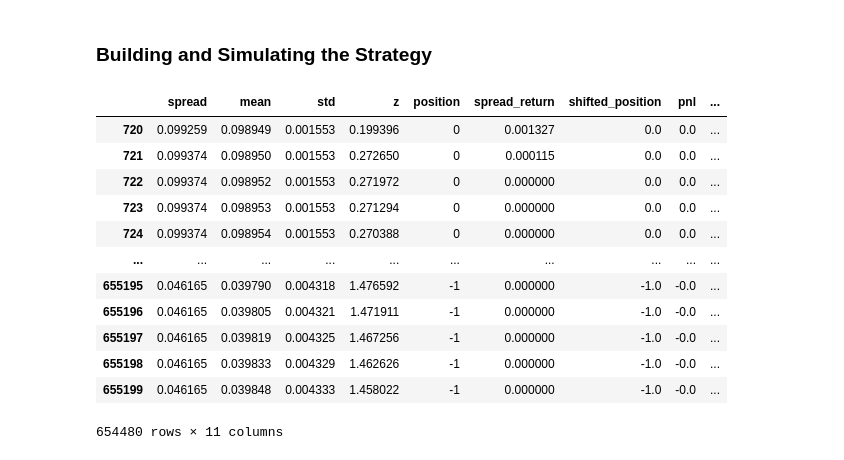
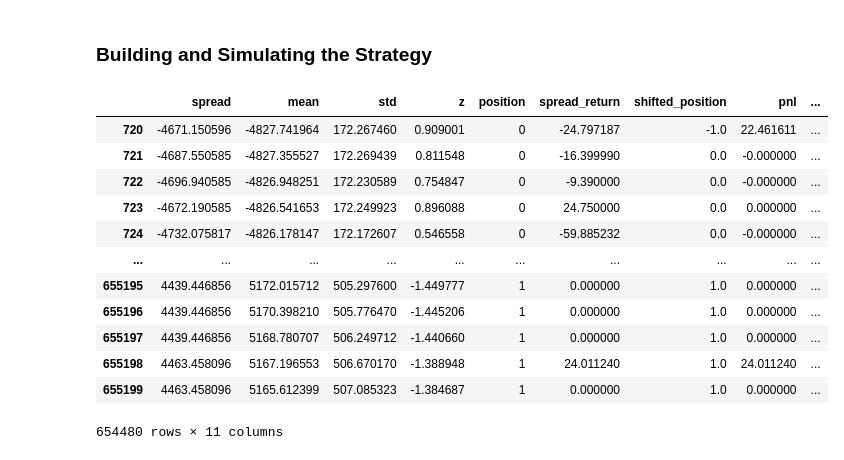
Before and after one commit to PrasunBanerjee04/Arbitrage, a Jupyter notebook: research/StatArb.ipynb, the cells around one changed output. Saved outputs shown, nothing was run; the diff lists cells and outputs as text; code cells hidden in the pictures.

```diff
--- a/research/StatArb.ipynb
+++ b/research/StatArb.ipynb
@@ -298,4 +298,4 @@ spreads
 | 20 | XLMUSDT | [XRPUSDT, AVAXUSDT] | 0 -0.007532 1 -0.007532 2 ... |
 | 21 | XLMUSDT | [AVAXUSDT, XRPUSDT] | 0 -0.007532 1 -0.007532 2 ... |
 # %%
-spread1 = spreads['spread'][10]
+spread1 = spreads['spread'][0]
@@ -324,19 +316,19 @@ spread_weights = {
 # %%
-testing_df = simulate_statarb(scaled_spread, window=720, threshold=1.0).dropna()
+testing_df = simulate_statarb(spread1, window=720, threshold=1.0).dropna()
 testing_df
 # %% [output]
 |  | spread | mean | std | z | position | spread_return | shifted_position | pnl | ... |
-| 720 | 0.099259 | 0.098949 | 0.001553 | 0.199396 | 0 | 0.001327 | 0.0 | 0.0 | ... |
-| 721 | 0.099374 | 0.098950 | 0.001553 | 0.272650 | 0 | 0.000115 | 0.0 | 0.0 | ... |
-| 722 | 0.099374 | 0.098952 | 0.001553 | 0.271972 | 0 | 0.000000 | 0.0 | 0.0 | ... |
-| 723 | 0.099374 | 0.098953 | 0.001553 | 0.271294 | 0 | 0.000000 | 0.0 | 0.0 | ... |
-| 724 | 0.099374 | 0.098954 | 0.001553 | 0.270388 | 0 | 0.000000 | 0.0 | 0.0 | ... |
+| 720 | -4671.150596 | -4827.741964 | 172.267460 | 0.909001 | 0 | -24.797187 | -1.0 | 22.461611 | ... |
+| 721 | -4687.550585 | -4827.355527 | 172.269439 | 0.811548 | 0 | -16.399990 | 0.0 | -0.000000 | ... |
+| 722 | -4696.940585 | -4826.948251 | 172.230589 | 0.754847 | 0 | -9.390000 | 0.0 | -0.000000 | ... |
+| 723 | -4672.190585 | -4826.541653 | 172.249923 | 0.896088 | 0 | 24.750000 | 0.0 | 0.000000 | ... |
+| 724 | -4732.075817 | -4826.178147 | 172.172607 | 0.546558 | 0 | -59.885232 | 0.0 | -0.000000 | ... |
 | ... | ... | ... | ... | ... | ... | ... | ... | ... | ... |
-| 655195 | 0.046165 | 0.039790 | 0.004318 | 1.476592 | -1 | 0.000000 | -1.0 | -0.0 | ... |
-| 655196 | 0.046165 | 0.039805 | 0.004321 | 1.471911 | -1 | 0.000000 | -1.0 | -0.0 | ... |
-| 655197 | 0.046165 | 0.039819 | 0.004325 | 1.467256 | -1 | 0.000000 | -1.0 | -0.0 | ... |
-| 655198 | 0.046165 | 0.039833 | 0.004329 | 1.462626 | -1 | 0.000000 | -1.0 | -0.0 | ... |
-| 655199 | 0.046165 | 0.039848 | 0.004333 | 1.458022 | -1 | 0.000000 | -1.0 | -0.0 | ... |
+| 655195 | 4439.446856 | 5172.015712 | 505.297600 | -1.449777 | 1 | 0.000000 | 1.0 | 0.000000 | ... |
+| 655196 | 4439.446856 | 5170.398210 | 505.776470 | -1.445206 | 1 | 0.000000 | 1.0 | 0.000000 | ... |
+| 655197 | 4439.446856 | 5168.780707 | 506.249712 | -1.440660 | 1 | 0.000000 | 1.0 | 0.000000 | ... |
+| 655198 | 4463.458096 | 5167.196553 | 506.670170 | -1.388948 | 1 | 24.011240 | 1.0 | 24.011240 | ... |
+| 655199 | 4463.458096 | 5165.612399 | 507.085323 | -1.384687 | 1 | 0.000000 | 1.0 | 0.000000 | ... |
 654480 rows × 11 columns
 # %%
 plot_series(testing_df['mean'], title="Mean over time")
```
Also changed, not shown: parts of 3 cells of this notebook.
